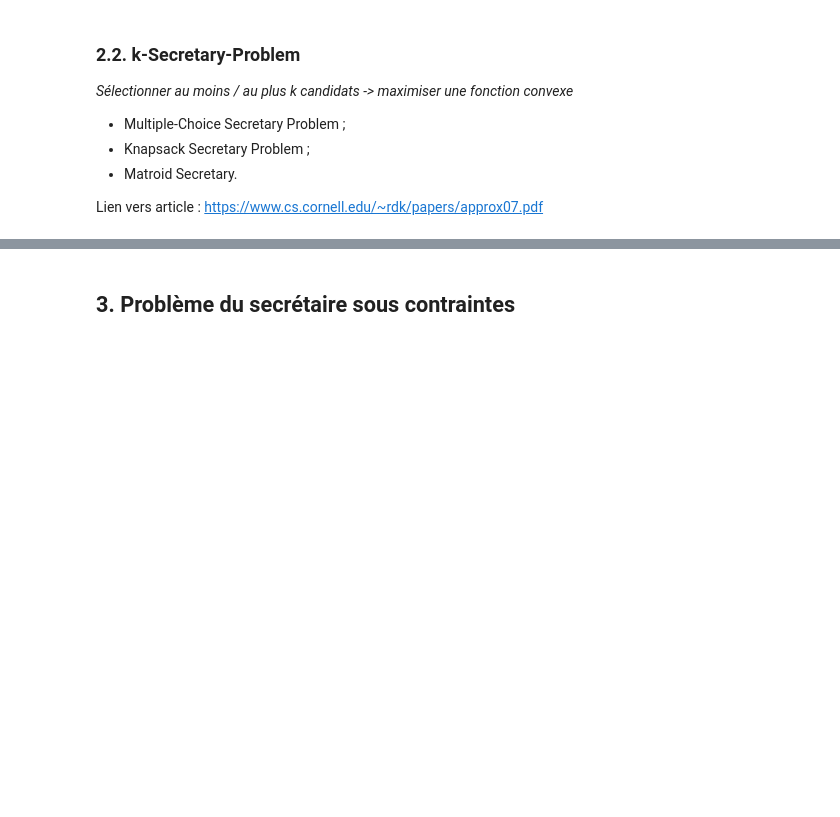
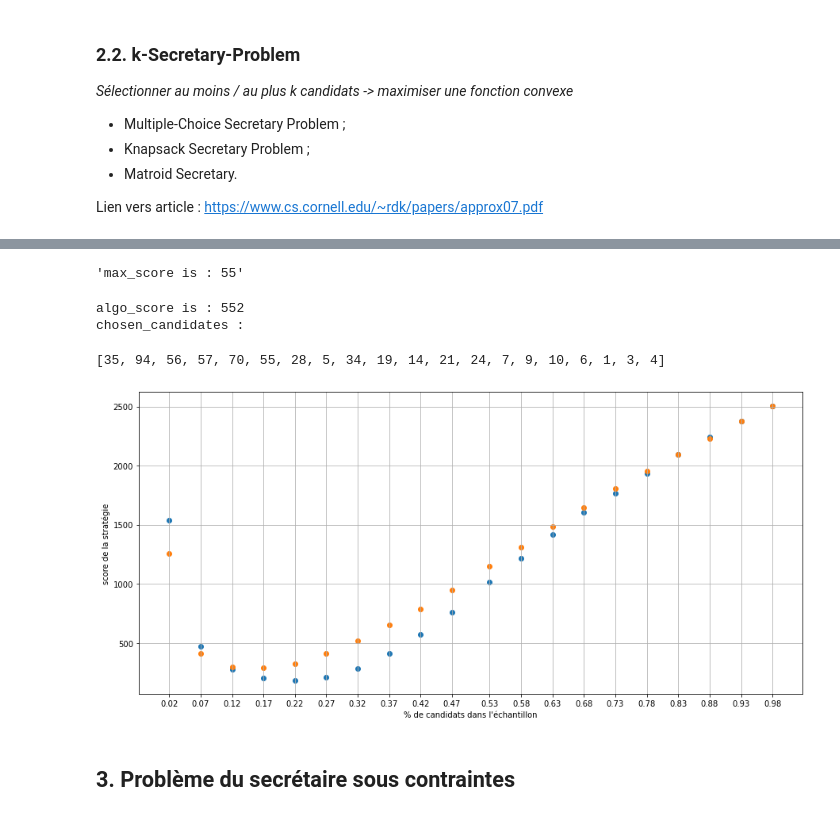
Before and after one commit to victor-kerros/secretary_problem_with_constraints, a Jupyter notebook: secretary_problem_simulation.ipynb, the cells around one changed output, grey strips where cells are left out. Saved outputs shown, nothing was run; the diff lists cells and outputs as text; code cells hidden in the pictures; blank space fills up the shorter version.

```diff
--- a/secretary_problem_simulation.ipynb
+++ b/secretary_problem_simulation.ipynb
@@ -198,3 +215,68 @@ def choose_candidate(candidates: list, prop = 1 / np.e):
+# %%
+# Optimistic strategy
+
+def optimistic_choose_k_candidates(candidates, prop, k):
+
+    sample_size = int(round(len(candidates) * prop))
+    sample = candidates[:sample_size]
+    best_from_sample = sorted(sample)[:k]
+
+    other_candidates = candidates[sample_size:]
+    chosen_candidates = []
+    remaining_candidates = len(other_candidates)
+
+    for x in other_candidates:
+        if len(chosen_candidates) < k:
+            if remaining_candidates > k - len(chosen_candidates):
+                if x < best_from_sample[-1]:
+                    chosen_candidates.append(x)
+                    del best_from_sample[-1]
+            else:
+                chosen_candidates.append(x)
+            remaining_candidates -= 1
+        else:
+            return chosen_candidates
+
+    return chosen_candidates
+
+prop = 0.2
+k = 20
+candidates = generate_candidates(100)
+max_score = sum(sorted(generate_candidates(1000))[:10])
+display(f"max_score is : {max_score}")
+chosen_candidates = optimistic_choose_k_candidates(candidates, prop, k)
+print(f"algo_score is : {sum(chosen_candidates)}")
+print("chosen_candidates :")
+display(chosen_candidates)
+# %% [output]
+'max_score is : 55'
+algo_score is : 552
+chosen_candidates :
+[35, 94, 56, 57, 70, 55, 28, 5, 34, 19, 14, 21, 24, 7, 9, 10, 6, 1, 3, 4]
+# %%
+from tqdm import tqdm
+number_of_candidates = 500
+k = 10
+
+props = [np.round(prop, 2) for prop in list(np.linspace(k / number_of_candidates, 1 - k / number_of_candidates, num = 20))]
+score_virtual = []
+score_optimistic = []
+for prop in tqdm(props, "processing"):
+    sim_virtual = np.array([sum(virtual_choose_k_candidates(generate_candidates(number_of_candidates), prop, k)) for i in range(10000)])
+    score_virtual.append(np.mean(sim_virtual))
+    sim_optimistic = np.array([sum(optimistic_choose_k_candidates(generate_candidates(number_of_candidates), prop, k)) for i in range(10000)])
+    score_optimistic.append(np.mean(sim_optimistic))
+
+plt.figure(figsize = (15, 7))
+plt.scatter(props, score_virtual, label = "virtual")
+plt.scatter(props, score_optimistic, label = "optimistic")
+plt.xticks(props)
+plt.xlabel("% de candidats dans l'échantillon")
+plt.ylabel("score de la stratégie")
+plt.grid(True)
+plt.show()
+# %% [output]
+[figure, added]
 # %% [markdown]
 ## 3. Problème du secrétaire sous contraintes
 # %% [markdown]
```
Also changed, not shown: parts of 4 cells of this notebook.
